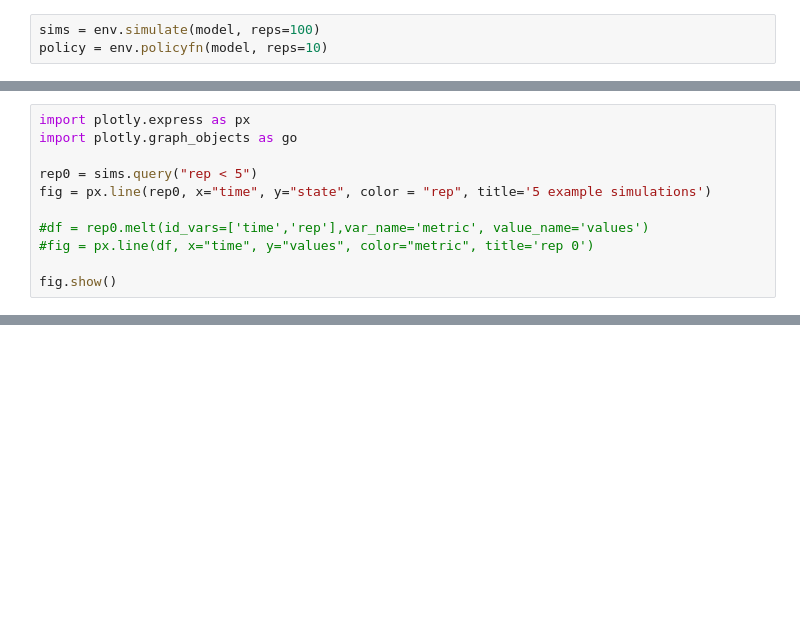
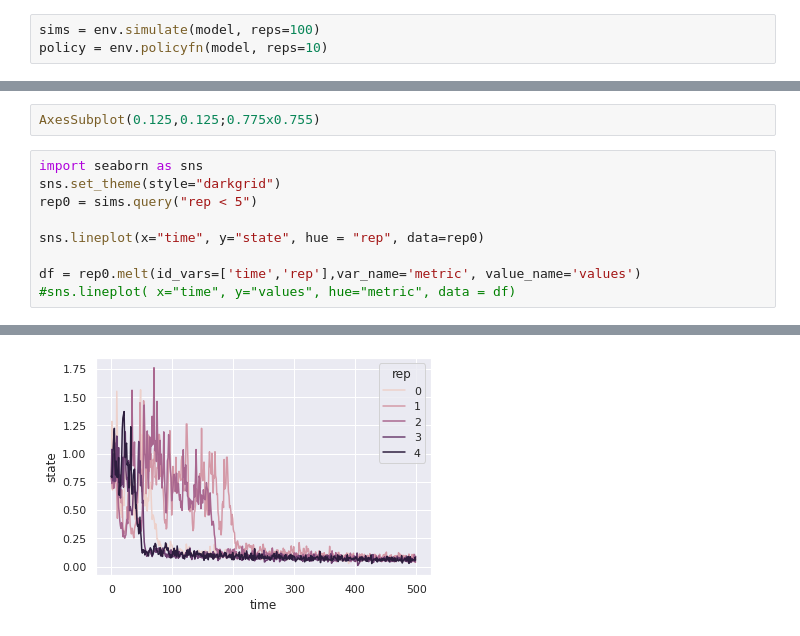
Before and after one commit to cboettig/rl-tipping-points, a Jupyter notebook: TD3-conservation-v6.ipynb, the cells around one changed output, grey strips where cells are left out. Drawn from its saved outputs; the diff is of its cells as text; blank space fills up the shorter version.

Commit message:
seaborn plots

```diff
--- a/TD3-conservation-v6.ipynb
+++ b/TD3-conservation-v6.ipynb
@@ -62,12 +74,12 @@ policy = env.policyfn(model, reps=10)
+# %%
+AxesSubplot(0.125,0.125;0.775x0.755)
 # %%
-import plotly.express as px
-import plotly.graph_objects as go
+import seaborn as sns
+sns.set_theme(style="darkgrid")
+rep0 = sims.query("rep < 5")
 
-rep0 = sims.query("rep < 5")
-fig = px.line(rep0, x="time", y="state", color = "rep", title='5 example simulations')
+sns.lineplot(x="time", y="state", hue = "rep", data=rep0)
 
-#df = rep0.melt(id_vars=['time','rep'],var_name='metric', value_name='values')
-#fig = px.line(df, x="time", y="values", color="metric", title='rep 0')
-
-fig.show()
+df = rep0.melt(id_vars=['time','rep'],var_name='metric', value_name='values')
+#sns.lineplot( x="time", y="values", hue="metric", data = df)
 # %% [output]
@@ -75,0 +86 @@ fig.show()
+[figure, added]
```
Also changed, not shown: parts of 5 cells of this notebook, 1 other file.
